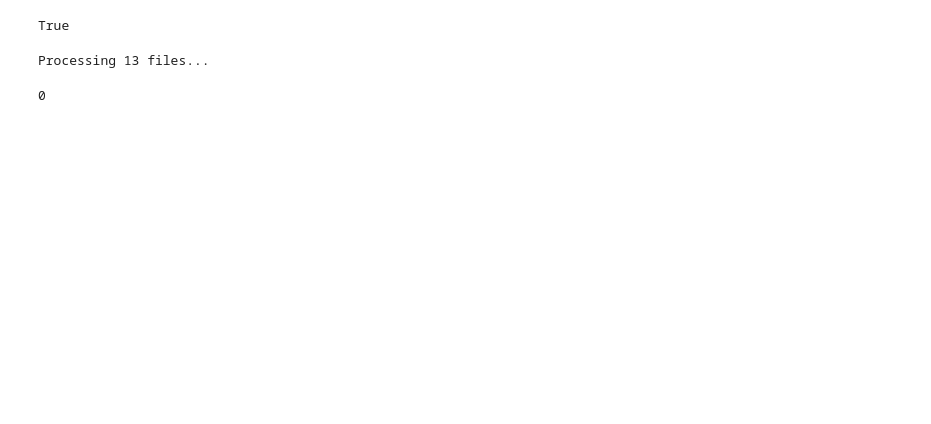
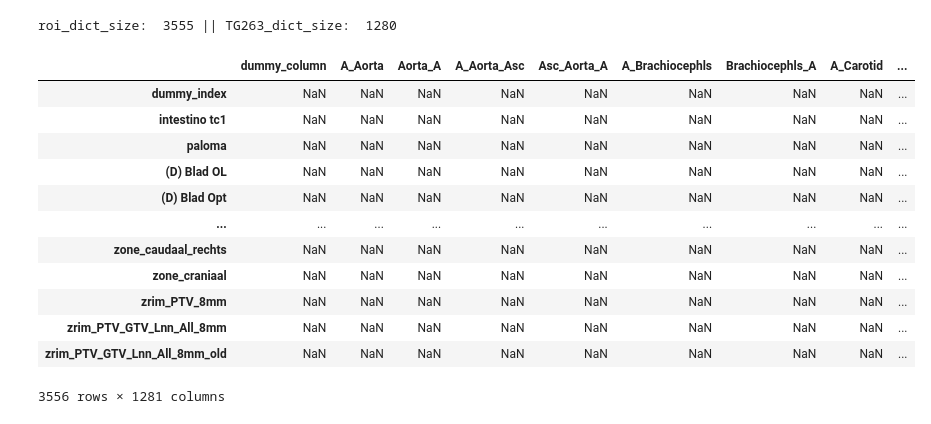
Before and after one commit to skicreature/RT_structure_harmonizer, a Jupyter notebook: structure_harmonizer.ipynb, the cells around one changed output. Saved outputs shown, nothing was run; the diff lists cells and outputs as text; code cells hidden in the pictures; blank space fills up the shorter version.

Commit message:
Fixed update_harmonized_df; TODO fix OOM issue for getting closest matches

```diff
--- a/structure_harmonizer.ipynb
+++ b/structure_harmonizer.ipynb
@@ -9,29 +9,50 @@ from openpyxl import load_workbook
 from fuzzywuzzy import fuzz
 import re
 from structure_harmonizer import StructureHarmonizer
+import pathlib
 #from structure_regex import generate_structure_name
 
 # set the directory to search
 # directory = '/pct_ids/users/wd982598/test_requite'
-directory = '/home/sacketjj/Jupyter-sandbox/REQUITE_Prostate/prostate_test/test_requite'
-output_file ='/home/sacketjj/Jupyter-sandbox/REQUITE_Prostate/structure_harmonization/structure_dictionary.csv'
-TG_263_file_path= '/home/sacketjj/Jupyter-sandbox/REQUITE_Prostate/structure_harmonization/TG263_Nomenclature_Worksheet_20170815.xls'
+directory = pathlib.Path(r'C:\Users\wd982598\Code\Jupyter-sandbox\REQUITE_Prostate\structure_harmonization\test_requite')
+output_file =pathlib.Path(r'structure_dictionary.csv')
+TG_263_file_path=pathlib.Path(r'C:\Users\wd982598\Code\Jupyter-sandbox\REQUITE_Prostate\structure_harmonization\TG263_Nomenclature_Worksheet_20170815.xls')
 #directory = '/mnt/t/Batch_1/'
 
 # Define the match quality threshold
 threshold = 88
 
 # Create an instance of StructureHarmonizer and call the harmonize_structures method
-harmonizer = StructureHarmonizer(directory, output_file, TG_263_file_path, threshold=threshold)
+harmonizer = StructureHarmonizer(
+    directory,
+    output_file,
+    TG_263_file_path,
+    threshold=threshold,
+    roi_dict_path='json_roi_dict.json'
+    )
-# %%
-os.path.exists(directory)
-# %% [output]
-True
-# %%
-harmonizer.get_roi_paths('/home/sacketjj/Jupyter-sandbox/REQUITE_Prostate/structure_harmonization/structure_json_file.json')
-# %% [output]
-Processing 13 files...
-# %%
-20 % 10
-# %% [output]
-0
+# %%
+harmonizer.load_json_roi_dict(harmonizer.roi_dict_path)
+harmonizer.get_all_TG263names()
+# %%
+roi_dict_size = len(harmonizer.roi_dict)
+TG263_dict_size = len(harmonizer.TG263name_dict)
+print('roi_dict_size: ', roi_dict_size, '||', 'TG263_dict_size: ', TG263_dict_size)
+# %% [output]
+roi_dict_size:  3555 || TG263_dict_size:  1280
+# %%
+harmonizer.update_harmonized_df()
+harmonizer.harmonized_df
+# %% [output]
+|  | dummy_column | A_Aorta | Aorta_A | A_Aorta_Asc | Asc_Aorta_A | A_Brachiocephls | Brachiocephls_A | A_Carotid | ... |
+| dummy_index | NaN | NaN | NaN | NaN | NaN | NaN | NaN | NaN | ... |
+| intestino tc1 | NaN | NaN | NaN | NaN | NaN | NaN | NaN | NaN | ... |
+| paloma | NaN | NaN | NaN | NaN | NaN | NaN | NaN | NaN | ... |
+| (D) Blad OL | NaN | NaN | NaN | NaN | NaN | NaN | NaN | NaN | ... |
+| (D) Blad Opt | NaN | NaN | NaN | NaN | NaN | NaN | NaN | NaN | ... |
+| ... | ... | ... | ... | ... | ... | ... | ... | ... | ... |
+| zone_caudaal_rechts | NaN | NaN | NaN | NaN | NaN | NaN | NaN | NaN | ... |
+| zone_craniaal | NaN | NaN | NaN | NaN | NaN | NaN | NaN | NaN | ... |
+| zrim_PTV_8mm | NaN | NaN | NaN | NaN | NaN | NaN | NaN | NaN | ... |
+| zrim_PTV_GTV_Lnn_All_8mm | NaN | NaN | NaN | NaN | NaN | NaN | NaN | NaN | ... |
+| zrim_PTV_GTV_Lnn_All_8mm_old | NaN | NaN | NaN | NaN | NaN | NaN | NaN | NaN | ... |
+3556 rows × 1281 columns
```
Also changed, not shown: 12 other files.
